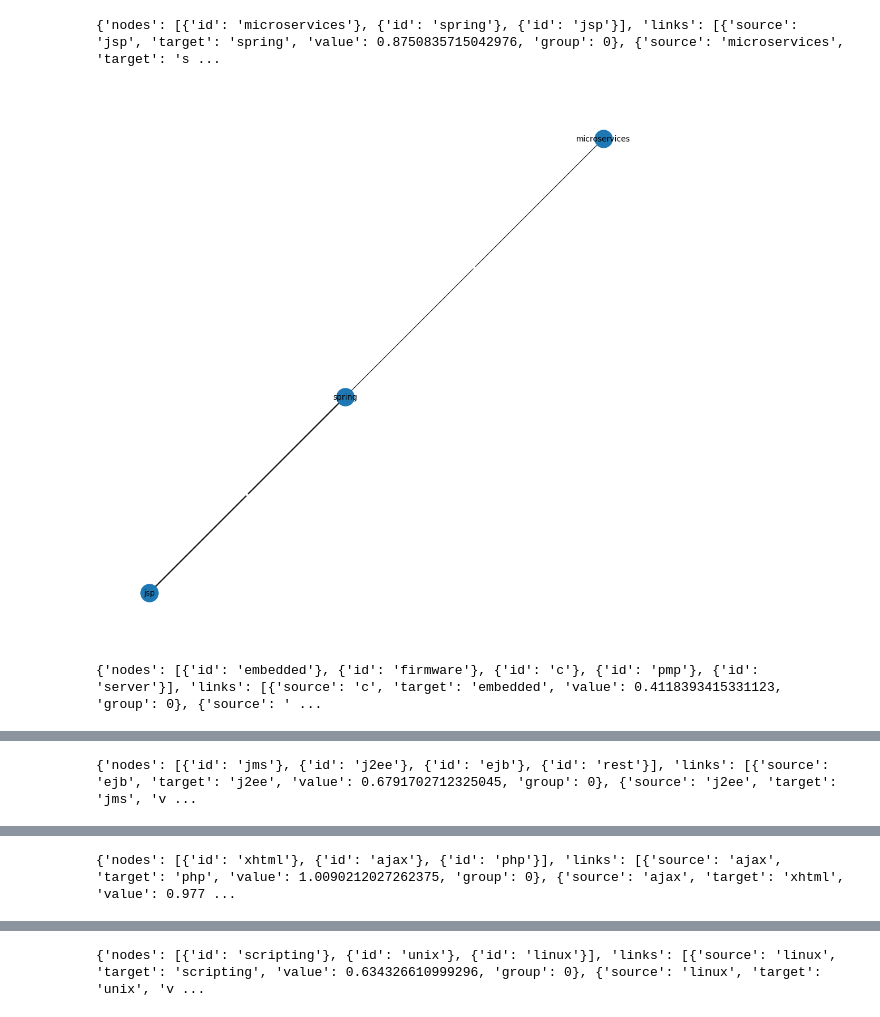
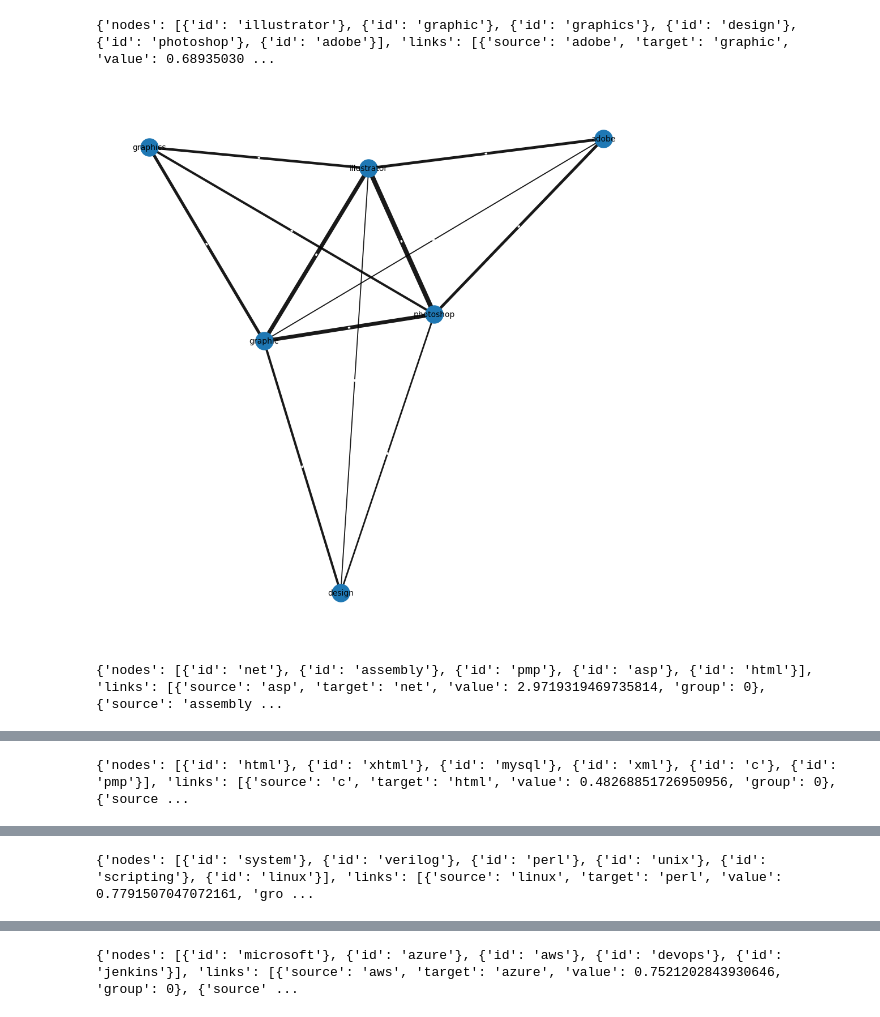
Before and after one commit to EvilFreelancer/grapn-nn, a Jupyter notebook: jd_analysis_graph.ipynb, the cells around one changed output, grey strips where cells are left out. Drawn from its saved outputs; the diff is of its cells as text; code cells hidden in the pictures.

```diff
--- a/jd_analysis_graph.ipynb
+++ b/jd_analysis_graph.ipynb
@@ -10,13 +10,14 @@ visualize(jd_data, True)
 # %%
 import json
+from simple_gnn.graph.generate_subgraphs import generate_subgraphs
 
-from simple_gnn.graph.generate_subgraphs import generate_subgraphs
-subgraphs = generate_subgraphs(jd_data, 5, 3, 5)
-for subgraph in subgraphs:
+subgraphs = generate_subgraphs(jd_data, 1000, 3, 15)
+for subgraph in subgraphs[:5]:
     print(subgraph)
     visualize(subgraph, render=True, figsize=(10, 10))
+
 json.dump(subgraphs, open('subgraphs.json', 'w'))
 # %% [output]
-{'nodes': [{'id': 'microservices'}, {'id': 'spring'}, {'id': 'jsp'}], 'links': [{'source': 'jsp', 'target': 'spring', 'value': 0.8750835715042976, 'group': 0}, {'source': 'microservices', 'target': 's ...
+{'nodes': [{'id': 'illustrator'}, {'id': 'graphic'}, {'id': 'graphics'}, {'id': 'design'}, {'id': 'photoshop'}, {'id': 'adobe'}], 'links': [{'source': 'adobe', 'target': 'graphic', 'value': 0.68935030 ...
-[figure, old version]
+[figure, new version]
-{'nodes': [{'id': 'embedded'}, {'id': 'firmware'}, {'id': 'c'}, {'id': 'pmp'}, {'id': 'server'}], 'links': [{'source': 'c', 'target': 'embedded', 'value': 0.4118393415331123, 'group': 0}, {'source': ' ...
+{'nodes': [{'id': 'net'}, {'id': 'assembly'}, {'id': 'pmp'}, {'id': 'asp'}, {'id': 'html'}], 'links': [{'source': 'asp', 'target': 'net', 'value': 2.9719319469735814, 'group': 0}, {'source': 'assembly ...
@@ -24 +25 @@ json.dump(subgraphs, open('subgraphs.json', 'w'))
-{'nodes': [{'id': 'jms'}, {'id': 'j2ee'}, {'id': 'ejb'}, {'id': 'rest'}], 'links': [{'source': 'ejb', 'target': 'j2ee', 'value': 0.6791702712325045, 'group': 0}, {'source': 'j2ee', 'target': 'jms', 'v ...
+{'nodes': [{'id': 'html'}, {'id': 'xhtml'}, {'id': 'mysql'}, {'id': 'xml'}, {'id': 'c'}, {'id': 'pmp'}], 'links': [{'source': 'c', 'target': 'html', 'value': 0.48268851726950956, 'group': 0}, {'source ...
@@ -26 +27 @@ json.dump(subgraphs, open('subgraphs.json', 'w'))
-{'nodes': [{'id': 'xhtml'}, {'id': 'ajax'}, {'id': 'php'}], 'links': [{'source': 'ajax', 'target': 'php', 'value': 1.0090212027262375, 'group': 0}, {'source': 'ajax', 'target': 'xhtml', 'value': 0.977 ...
+{'nodes': [{'id': 'system'}, {'id': 'verilog'}, {'id': 'perl'}, {'id': 'unix'}, {'id': 'scripting'}, {'id': 'linux'}], 'links': [{'source': 'linux', 'target': 'perl', 'value': 0.7791507047072161, 'gro ...
@@ -28 +29 @@ json.dump(subgraphs, open('subgraphs.json', 'w'))
-{'nodes': [{'id': 'scripting'}, {'id': 'unix'}, {'id': 'linux'}], 'links': [{'source': 'linux', 'target': 'scripting', 'value': 0.634326610999296, 'group': 0}, {'source': 'linux', 'target': 'unix', 'v ...
+{'nodes': [{'id': 'microsoft'}, {'id': 'azure'}, {'id': 'aws'}, {'id': 'devops'}, {'id': 'jenkins'}], 'links': [{'source': 'aws', 'target': 'azure', 'value': 0.7521202843930646, 'group': 0}, {'source' ...
```
Also changed, not shown: parts of 2 cells of this notebook, 4 other files.
